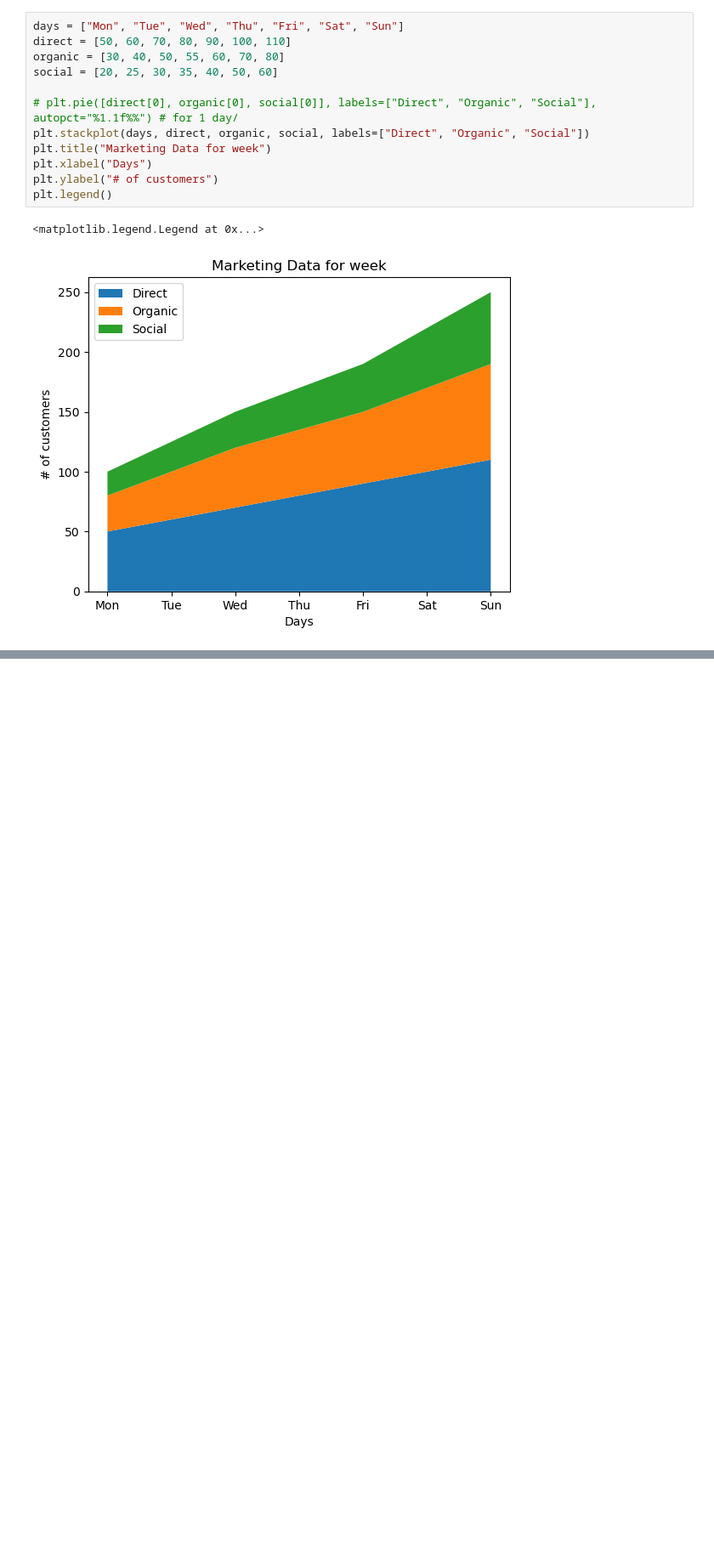
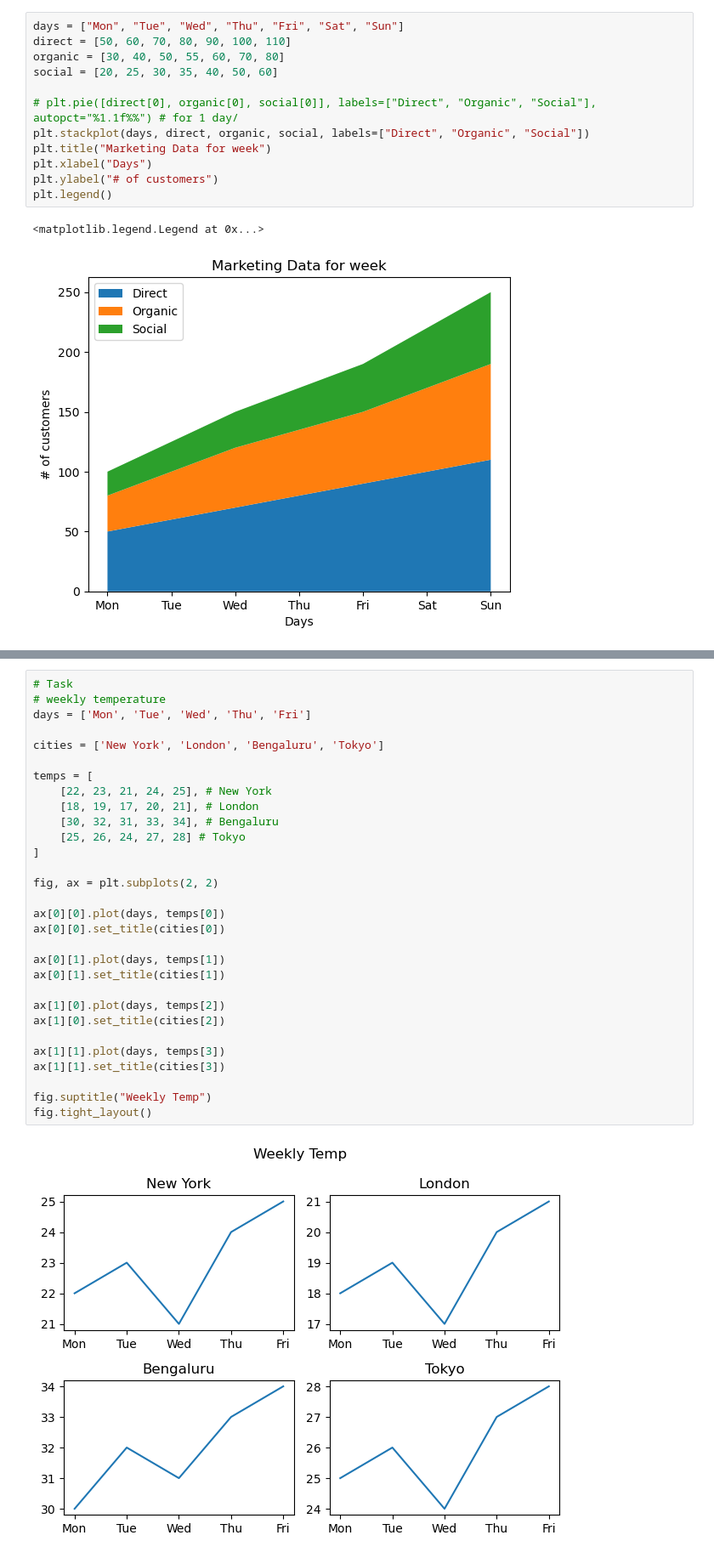
Before and after one commit to Avinashsteggihalli/ApnaCollege_AI_ML, a Jupyter notebook: Data/Data Visualization/matplotlib_me.ipynb, the cells around one changed output, grey strips where cells are left out. Shown at 85% size. Drawn from its saved outputs; the diff is of its cells as text; blank space fills up the shorter version.

```diff
--- a/Data/Data Visualization/matplotlib_me.ipynb
+++ b/Data/Data Visualization/matplotlib_me.ipynb
@@ -666,0 +726,32 @@ plt.legend()
+# %%
+# Task
+# weekly temperature
+days = ['Mon', 'Tue', 'Wed', 'Thu', 'Fri']
+
+cities = ['New York', 'London', 'Bengaluru', 'Tokyo']
+
+temps = [
+    [22, 23, 21, 24, 25], # New York
+    [18, 19, 17, 20, 21], # London
+    [30, 32, 31, 33, 34], # Bengaluru
+    [25, 26, 24, 27, 28] # Tokyo
+]
+
+fig, ax = plt.subplots(2, 2)
+
+ax[0][0].plot(days, temps[0])
+ax[0][0].set_title(cities[0])
+
+ax[0][1].plot(days, temps[1])
+ax[0][1].set_title(cities[1])
+
+ax[1][0].plot(days, temps[2])
+ax[1][0].set_title(cities[2])
+
+ax[1][1].plot(days, temps[3])
+ax[1][1].set_title(cities[3])
+
+fig.suptitle("Weekly Temp")
+fig.tight_layout()
+# %% [output]
+[figure, added]
```
Also changed, not shown: parts of 4 cells of this notebook, 1 other file.
